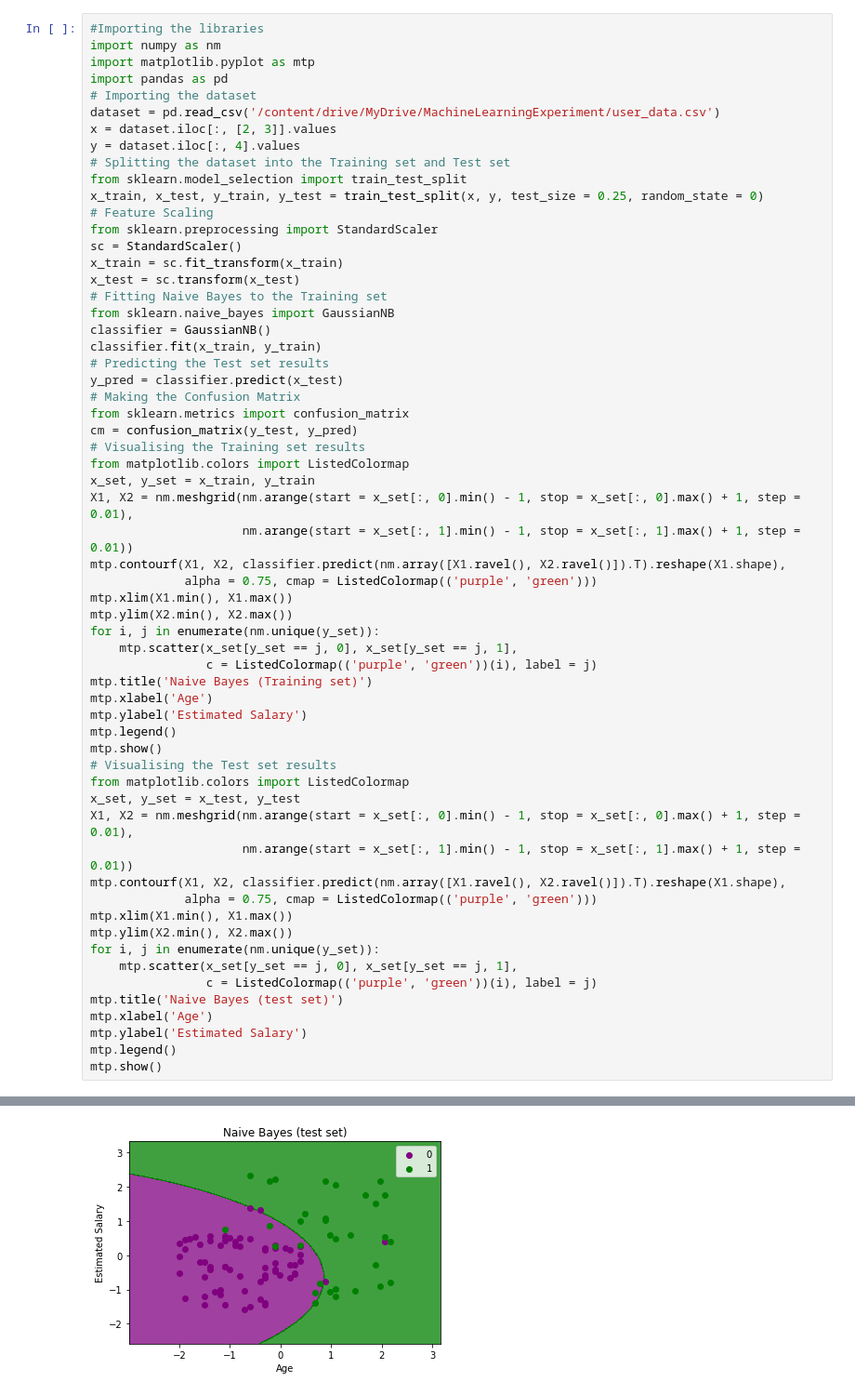
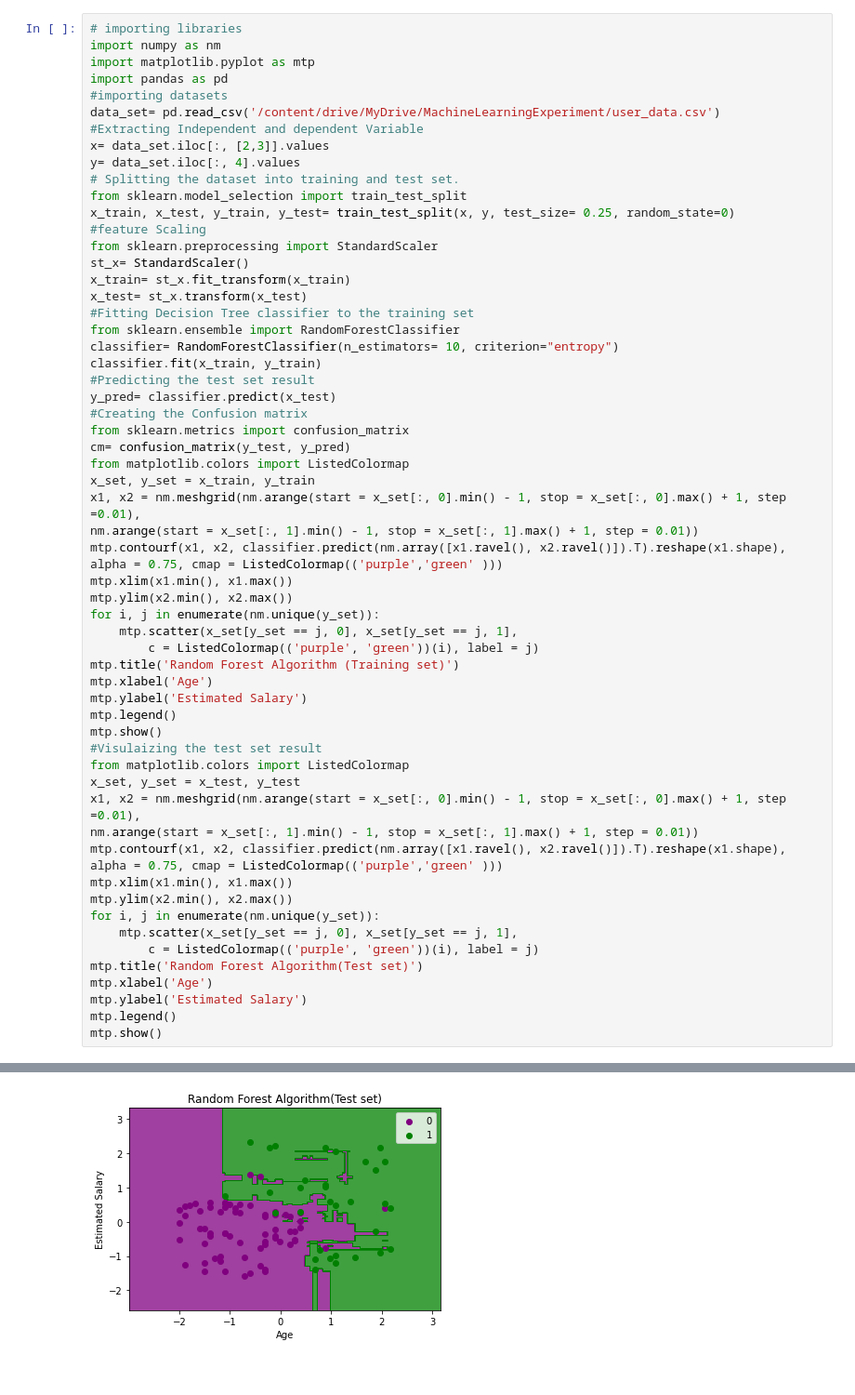
Before and after one commit to Msah30012001/MachineLearningAssignment, a Jupyter notebook: Experiment8.ipynb, the cells around one changed output, grey strips where cells are left out. Shown: that part at 93% size. Saved outputs shown, nothing was run; the diff lists cells and outputs as text.

```diff
--- a/Experiment8.ipynb
+++ b/Experiment8.ipynb
@@ -1,61 +1,61 @@
 # %% [markdown]
 <a href="https://colab.research.google.com/github/Msah30012001/MachineLearningAssignment/blob/master/Experiment8.ipynb" target="_parent"><img src="https://colab.research.google.com/assets/colab-badge.svg" alt="Open In Colab"/></a>
 # %%
-#Importing the libraries
+# importing libraries
 import numpy as nm
 import matplotlib.pyplot as mtp
 import pandas as pd
-# Importing the dataset
-dataset = pd.read_csv('/content/drive/MyDrive/MachineLearningExperiment/user_data.csv')
-x = dataset.iloc[:, [2, 3]].values
-y = dataset.iloc[:, 4].values
-# Splitting the dataset into the Training set and Test set
+#importing datasets
+data_set= pd.read_csv('/content/drive/MyDrive/MachineLearningExperiment/user_data.csv')
+#Extracting Independent and dependent Variable
+x= data_set.iloc[:, [2,3]].values
+y= data_set.iloc[:, 4].values
+# Splitting the dataset into training and test set.
 from sklearn.model_selection import train_test_split
-x_train, x_test, y_train, y_test = train_test_split(x, y, test_size = 0.25, random_state = 0)
-# Feature Scaling
+x_train, x_test, y_train, y_test= train_test_split(x, y, test_size= 0.25, random_state=0)
+#feature Scaling
 from sklearn.preprocessing import StandardScaler
-sc = StandardScaler()
-x_train = sc.fit_transform(x_train)
-x_test = sc.transform(x_test)
-# Fitting Naive Bayes to the Training set
-from sklearn.naive_bayes import GaussianNB
-classifier = GaussianNB()
+st_x= StandardScaler()
+x_train= st_x.fit_transform(x_train)
+x_test= st_x.transform(x_test)
+#Fitting Decision Tree classifier to the training set
+from sklearn.ensemble import RandomForestClassifier
+classifier= RandomForestClassifier(n_estimators= 10, criterion="entropy")
 classifier.fit(x_train, y_train)
-# Predicting the Test set results
-y_pred = classifier.predict(x_test)
-# Making the Confusion Matrix
+#Predicting the test set result
+y_pred= classifier.predict(x_test)
+#Creating the Confusion matrix
 from sklearn.metrics import confusion_matrix
-cm = confusion_matrix(y_test, y_pred)
-# Visualising the Training set results
+cm= confusion_matrix(y_test, y_pred)
 from matplotlib.colors import ListedColormap
 x_set, y_set = x_train, y_train
-X1, X2 = nm.meshgrid(nm.arange(start = x_set[:, 0].min() - 1, stop = x_set[:, 0].max() + 1, step = 0.01),
-                     nm.arange(start = x_set[:, 1].min() - 1, stop = x_set[:, 1].max() + 1, step = 0.01))
-mtp.contourf(X1, X2, classifier.predict(nm.array([X1.ravel(), X2.ravel()]).T).reshape(X1.shape),
-             alpha = 0.75, cmap = ListedColormap(('purple', 'green')))
-mtp.xlim(X1.min(), X1.max())
-mtp.ylim(X2.min(), X2.max())
+x1, x2 = nm.meshgrid(nm.arange(start = x_set[:, 0].min() - 1, stop = x_set[:, 0].max() + 1, step  =0.01),
+nm.arange(start = x_set[:, 1].min() - 1, stop = x_set[:, 1].max() + 1, step = 0.01))
+mtp.contourf(x1, x2, classifier.predict(nm.array([x1.ravel(), x2.ravel()]).T).reshape(x1.shape),
+alpha = 0.75, cmap = ListedColormap(('purple','green' )))
+mtp.xlim(x1.min(), x1.max())
+mtp.ylim(x2.min(), x2.max())
 for i, j in enumerate(nm.unique(y_set)):
     mtp.scatter(x_set[y_set == j, 0], x_set[y_set == j, 1],
-                c = ListedColormap(('purple', 'green'))(i), label = j)
-mtp.title('Naive Bayes (Training set)')
+        c = ListedColormap(('purple', 'green'))(i), label = j)
+mtp.title('Random Forest Algorithm (Training set)')
 mtp.xlabel('Age')
 mtp.ylabel('Estimated Salary')
 mtp.legend()
 mtp.show()
-# Visualising the Test set results
+#Visulaizing the test set result
 from matplotlib.colors import ListedColormap
 x_set, y_set = x_test, y_test
-X1, X2 = nm.meshgrid(nm.arange(start = x_set[:, 0].min() - 1, stop = x_set[:, 0].max() + 1, step = 0.01),
-                     nm.arange(start = x_set[:, 1].min() - 1, stop = x_set[:, 1].max() + 1, step = 0.01))
-mtp.contourf(X1, X2, classifier.predict(nm.array([X1.ravel(), X2.ravel()]).T).reshape(X1.shape),
-             alpha = 0.75, cmap = ListedColormap(('purple', 'green')))
-mtp.xlim(X1.min(), X1.max())
-mtp.ylim(X2.min(), X2.max())
+x1, x2 = nm.meshgrid(nm.arange(start = x_set[:, 0].min() - 1, stop = x_set[:, 0].max() + 1, step  =0.01),
+nm.arange(start = x_set[:, 1].min() - 1, stop = x_set[:, 1].max() + 1, step = 0.01))
+mtp.contourf(x1, x2, classifier.predict(nm.array([x1.ravel(), x2.ravel()]).T).reshape(x1.shape),
+alpha = 0.75, cmap = ListedColormap(('purple','green' )))
+mtp.xlim(x1.min(), x1.max())
+mtp.ylim(x2.min(), x2.max())
 for i, j in enumerate(nm.unique(y_set)):
     mtp.scatter(x_set[y_set == j, 0], x_set[y_set == j, 1],
-                c = ListedColormap(('purple', 'green'))(i), label = j)
-mtp.title('Naive Bayes (test set)')
+        c = ListedColormap(('purple', 'green'))(i), label = j)
+mtp.title('Random Forest Algorithm(Test set)')
 mtp.xlabel('Age')
 mtp.ylabel('Estimated Salary')
 mtp.legend()
@@ -67,3 +67,3 @@ mtp.show()
 *c* argument looks like a single numeric RGB or RGBA sequence, which should be avoided as value-mapping will have precedence in case its length matches with *x* & *y*.  Please use the *color* keyword- ...
 *c* argument looks like a single numeric RGB or RGBA sequence, which should be avoided as value-mapping will have precedence in case its length matches with *x* & *y*.  Please use the *color* keyword- ...
-[figure, old version]
+[figure, new version]
```
Also changed, not shown: parts of 1 cell of this notebook.
